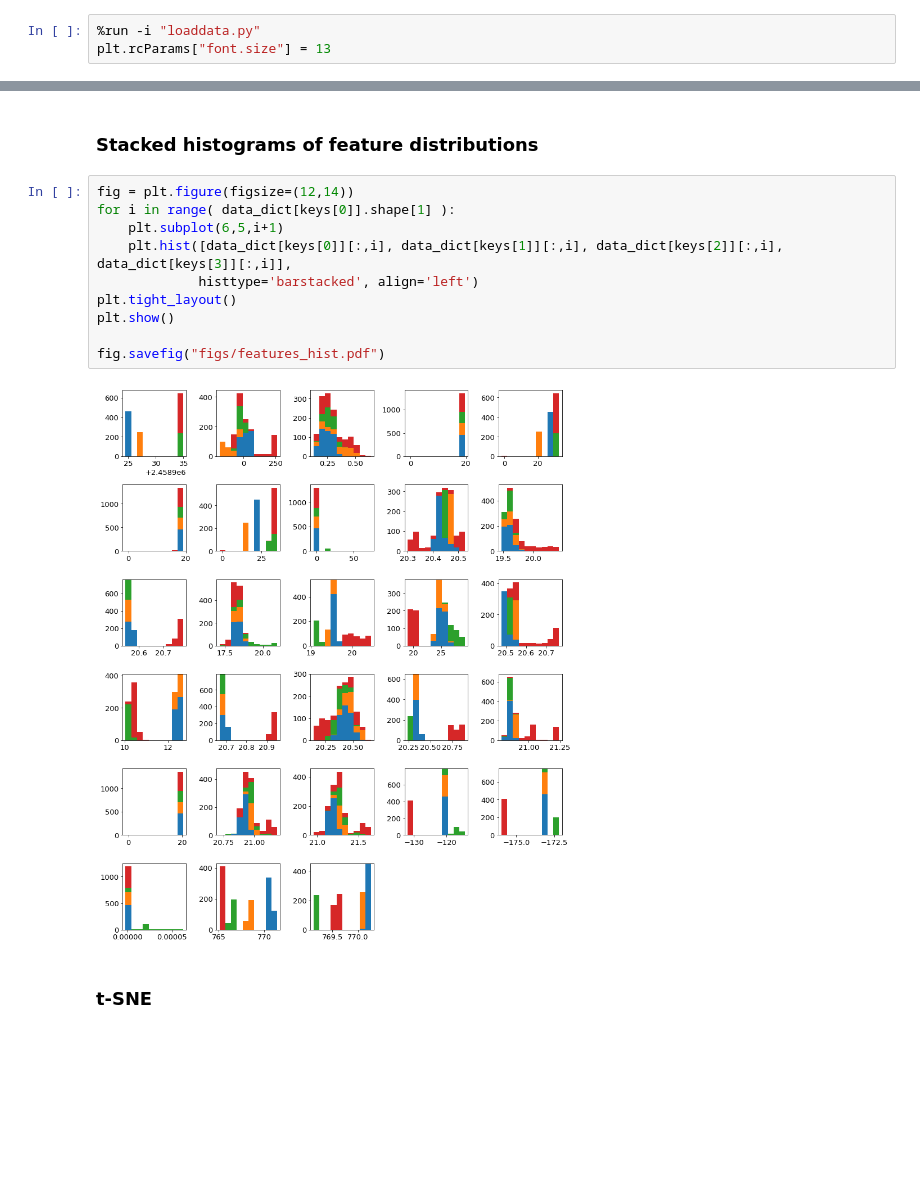
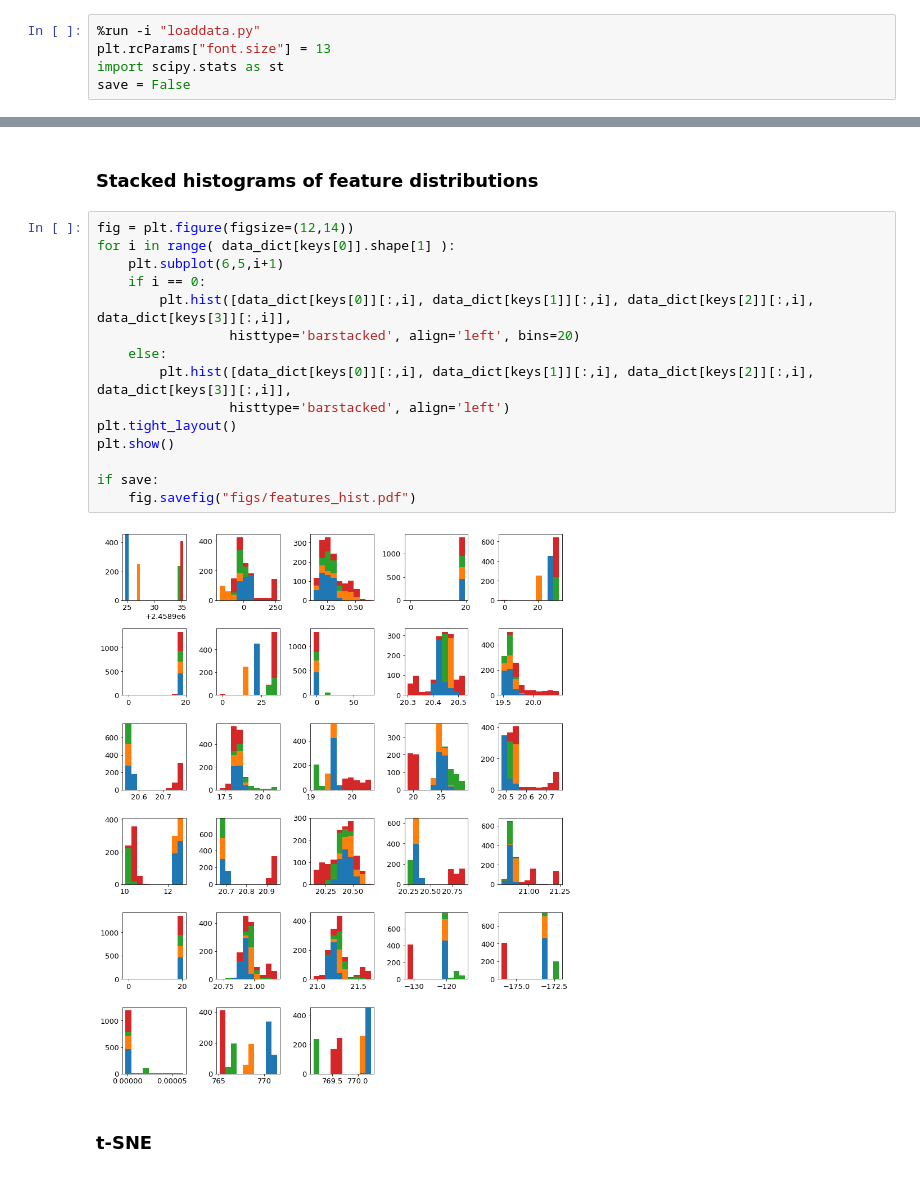
Before and after one commit to svejlgaard/finalproject, a Jupyter notebook: Visualization.ipynb, the cells around one changed output, grey strips where cells are left out. Cells and saved outputs as stored; diff of their text form; blank space fills up the shorter version.

```diff
--- a/Visualization.ipynb
+++ b/Visualization.ipynb
@@ -1,6 +1,8 @@
 # %%
 %run -i "loaddata.py"
 plt.rcParams["font.size"] = 13
+import scipy.stats as st
+save = False
 # %% [output]
 What is your name? [Simone/Jonathan/Marcus/Runi]Jonathan
 # %% [markdown]
@@ -26,14 +28,19 @@ plt.show()
 # %%
 fig = plt.figure(figsize=(12,14))
 for i in range( data_dict[keys[0]].shape[1] ):
     plt.subplot(6,5,i+1)
-    plt.hist([data_dict[keys[0]][:,i], data_dict[keys[1]][:,i], data_dict[keys[2]][:,i], data_dict[keys[3]][:,i]],
-             histtype='barstacked', align='left')
+    if i == 0:
+        plt.hist([data_dict[keys[0]][:,i], data_dict[keys[1]][:,i], data_dict[keys[2]][:,i], data_dict[keys[3]][:,i]],
+                 histtype='barstacked', align='left', bins=20)
+    else:
+        plt.hist([data_dict[keys[0]][:,i], data_dict[keys[1]][:,i], data_dict[keys[2]][:,i], data_dict[keys[3]][:,i]],
+                 histtype='barstacked', align='left')
 plt.tight_layout()
 plt.show()
 
-fig.savefig("figs/features_hist.pdf")
+if save:
+    fig.savefig("figs/features_hist.pdf")
 # %% [output]
-[figure, old version]
+[figure, new version]
 # %% [markdown]
 ### t-SNE
```
Also changed, not shown: parts of 15 cells of this notebook, 1 other file.
